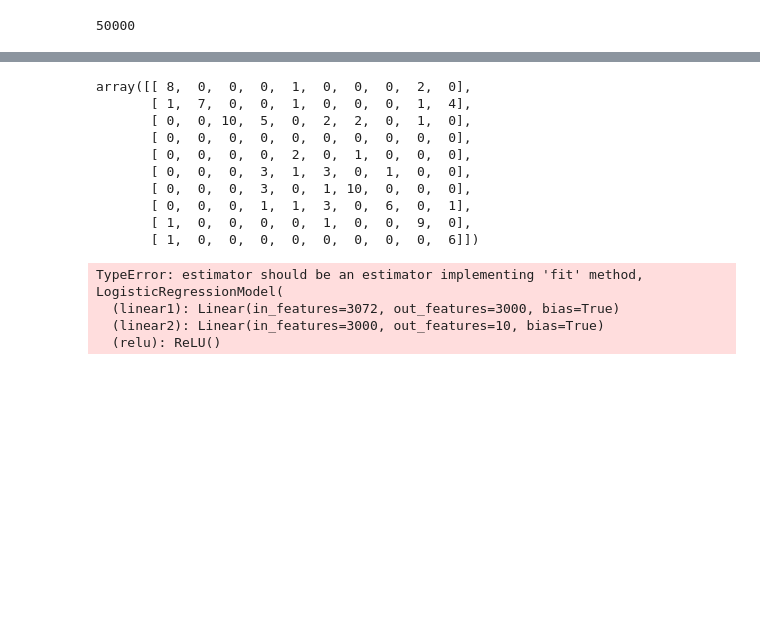
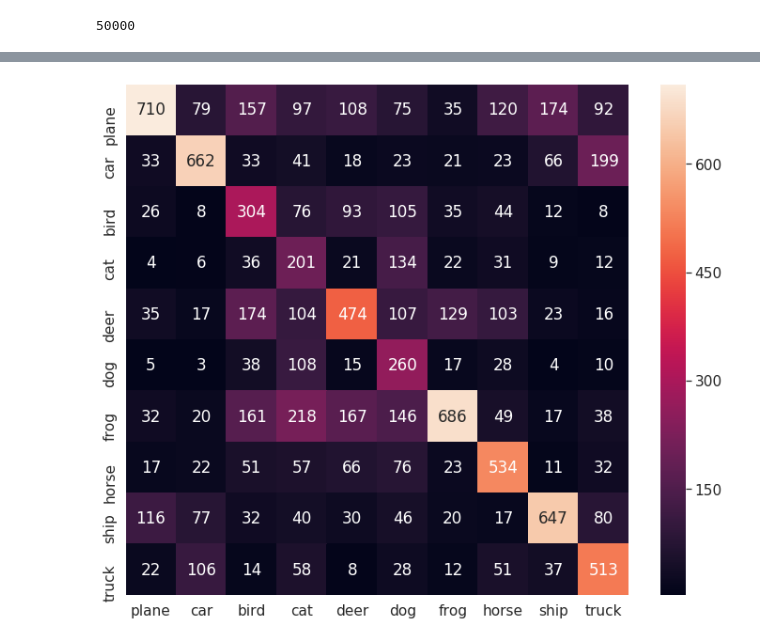
Before and after one commit to aakash2121995/Cuda-Vision-Lab, a Jupyter notebook: Assignment2/Assignment2.ipynb, the cells around one changed output, grey strips where cells are left out. Drawn from its saved outputs; the diff is of its cells as text; code cells hidden in the pictures; blank space fills up the shorter version.

```diff
--- a/Assignment2/Assignment2.ipynb
+++ b/Assignment2/Assignment2.ipynb
@@ -228,52 +212,23 @@ plt.show()
 model.to(avDev)
 
 with torch.no_grad():
-    for data in train_loader:
+    for data in test_loader:
         images, labels = data
         images = images.view(-1, 3*32*32).to(avDev)
         labels = labels.to(avDev)
         outputs = model(images)
         _, predicted = torch.max(outputs.data, 1)
-confusion_matrix(predicted.cpu(), labels.cpu())
+
+cm = confusion_matrix(predicted.cpu(), labels.cpu()).astype(np.int)
-# %% [output]
-array([[ 8,  0,  0,  0,  1,  0,  0,  0,  2,  0],
-       [ 1,  7,  0,  0,  1,  0,  0,  0,  1,  4],
-       [ 0,  0, 10,  5,  0,  2,  2,  0,  1,  0],
-       [ 0,  0,  0,  0,  0,  0,  0,  0,  0,  0],
-       [ 0,  0,  0,  0,  2,  0,  1,  0,  0,  0],
-       [ 0,  0,  0,  3,  1,  3,  0,  1,  0,  0],
-       [ 0,  0,  0,  3,  0,  1, 10,  0,  0,  0],
-       [ 0,  0,  0,  1,  1,  3,  0,  6,  0,  1],
-       [ 1,  0,  0,  0,  0,  1,  0,  0,  9,  0],
-       [ 1,  0,  0,  0,  0,  0,  0,  0,  0,  6]])
-# %%
-
-images, labels = data
-images = images.view(-1, 3*32*32).to(avDev)
-labels = labels.to(avDev)
-model = LogisticRegressionModel(input_dim, output_dim).to(avDev)
-
-def hyperopt_train_test(outputs, labels):
-#     clf = LogisticRegressionModel(input_dim, output_dim)
-#     outputs = model(images)
-#     clf = criterion(outputs, labels)
-    clf = model
-    return cross_val_score(clf, outputs, labels).mean()
-
-space = {
-    'learning_rate': hp.choice('learning_rate', range(-1,1))
-}
-
-def f(params):
-    acc = hyperopt_train_test(outputs, labels)
-    return {'loss': -acc, 'status': STATUS_OK}
-
-trials = Trials()
-best = fmin(f, space, algo=tpe.suggest, max_evals=100, trials=trials)
-print ('best:')
-print(best)
-# %% [output]
-TypeError: estimator should be an estimator implementing 'fit' method, LogisticRegressionModel(
-  (linear1): Linear(in_features=3072, out_features=3000, bias=True)
-  (linear2): Linear(in_features=3000, out_features=10, bias=True)
-  (relu): ReLU()
+# %%
+import pandas as pd
+CLASSES = ('plane', 'car', 'bird', 'cat', 'deer', 'dog', 'frog', 'horse', 'ship', 'truck')
+plt.figure(figsize=(12,10))
+df_cm = pd.DataFrame(cm,CLASSES,CLASSES)
+sns.set(font_scale=1.4)
+ax = sns.heatmap(df_cm,annot=True,fmt='d')
+bottom, top = ax.get_ylim()
+ax.set_ylim(bottom + 0.5, top - 0.5)
+plt.show()
+# %% [output]
+[figure, added]
```
Also changed, not shown: parts of 10 cells of this notebook.
